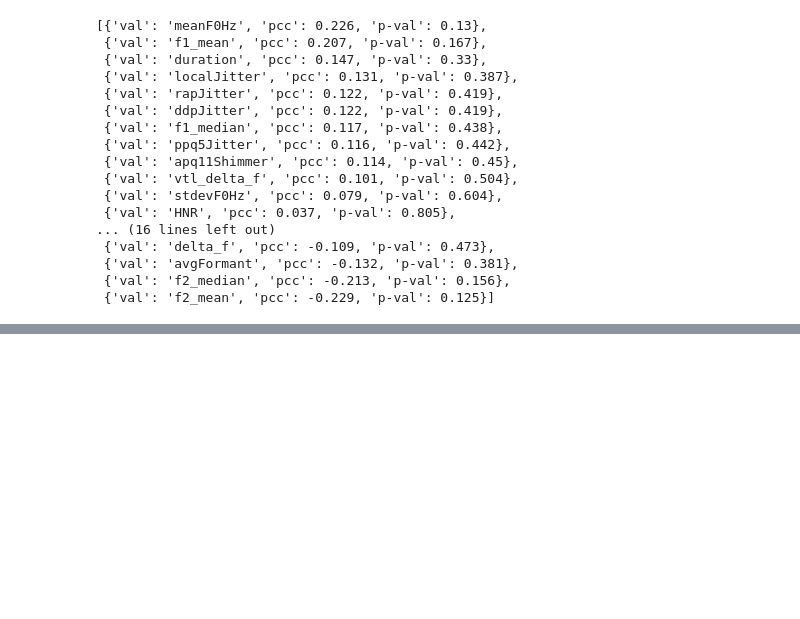
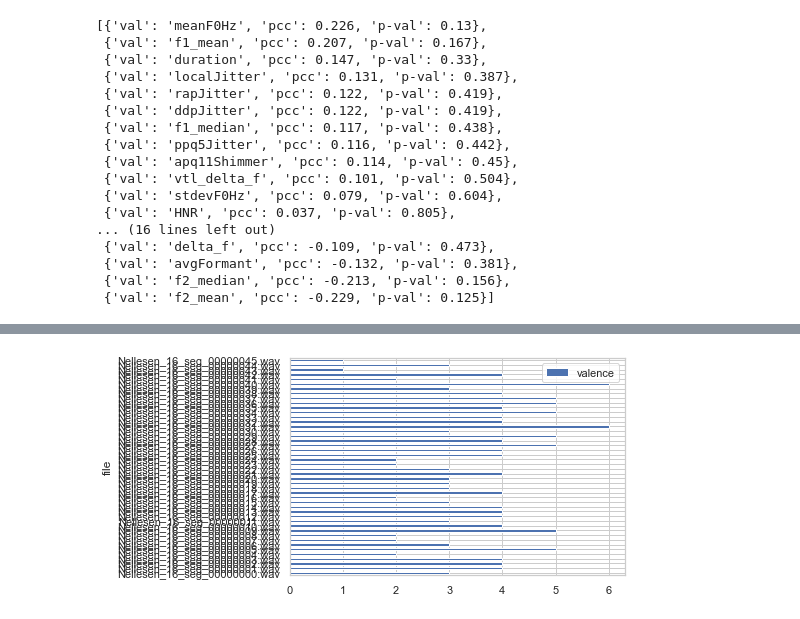
Before and after one commit to Sakun92/AbgabeJannis_MaschinelleEigenschaftsanalyse, a Jupyter notebook: Sprechstile_maschinelle_Eigenschaftsanalyse_Nellesen.ipynb, the cells around one changed output, grey strips where cells are left out. Saved outputs shown, nothing was run; the diff lists cells and outputs as text; code cells hidden in the pictures; blank space fills up the shorter version.

```diff
--- a/Sprechstile_maschinelle_Eigenschaftsanalyse_Nellesen.ipynb
+++ b/Sprechstile_maschinelle_Eigenschaftsanalyse_Nellesen.ipynb
@@ -312,0 +334,4 @@ sorted(pearsons, key=lambda x: -x['pcc'])
+# %%
+df.plot(kind='barh', stacked=False);
+# %% [output]
+[figure, added]
```
Also changed, not shown: parts of 60 cells of this notebook, 2 other files.
